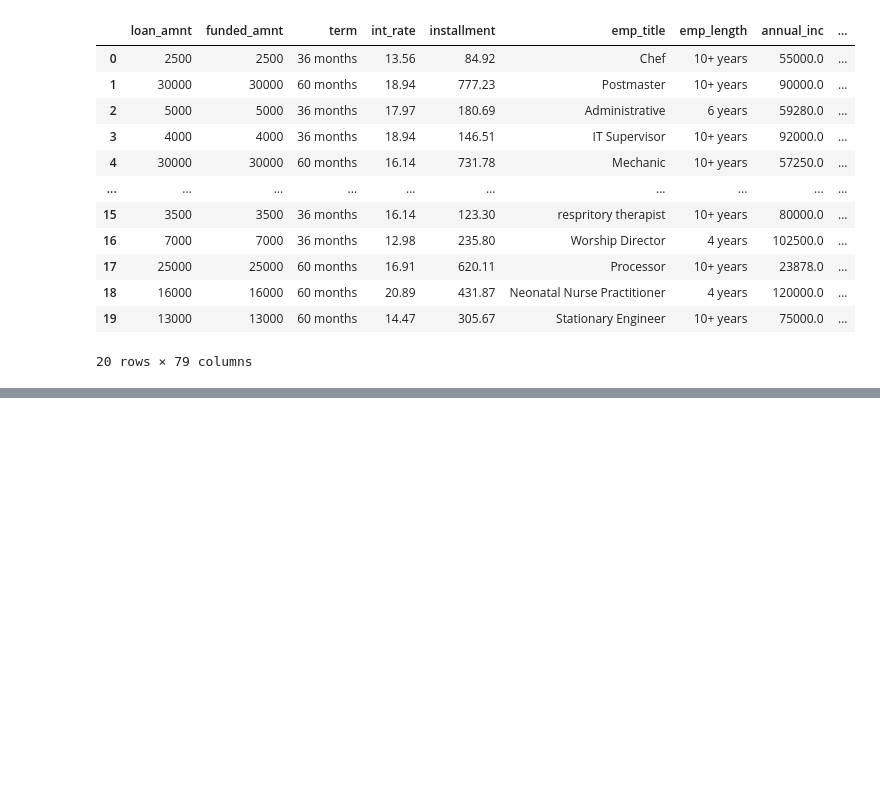
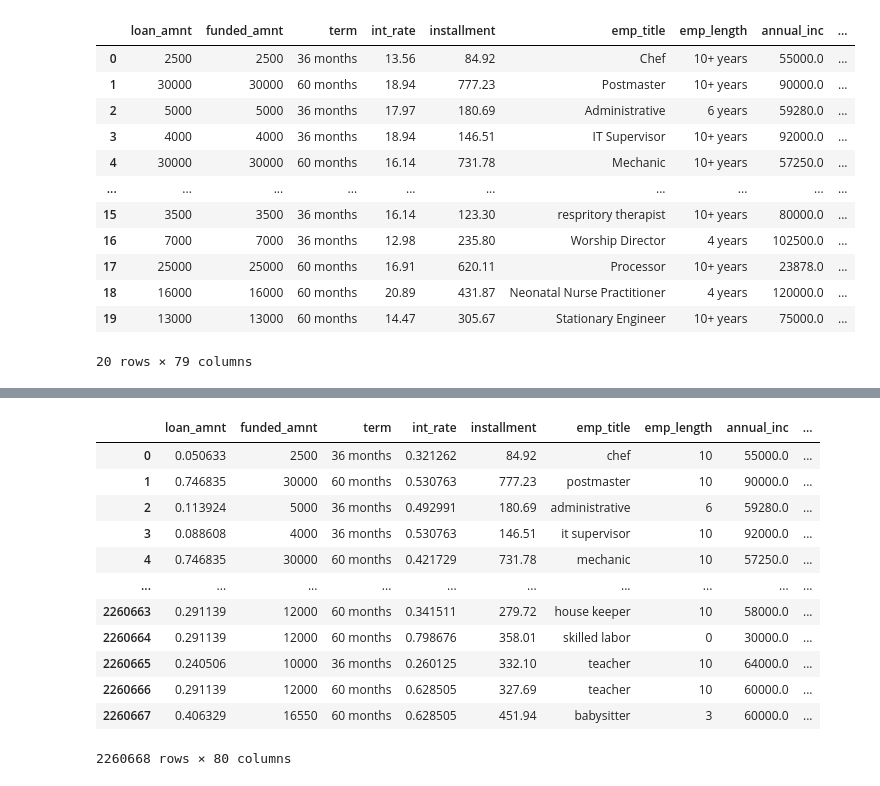
Before and after one commit to FYP-AI-Blockchain-Fraud-Detection-P2P/Data-Cleaning, a Jupyter notebook: notebooks/data_cleaning.ipynb, the cells around one changed output, grey strips where cells are left out. Cells and saved outputs as stored; diff of their text form; code cells hidden in the pictures; blank space fills up the shorter version.

```diff
--- a/notebooks/data_cleaning.ipynb
+++ b/notebooks/data_cleaning.ipynb
@@ -306,3 +297,4 @@ final_cleaned_data.head(20)
 # %%
-if 'grade' in cleaned_data.columns:
-    print("Warning: 'grade' column still exists.")
+from sklearn.preprocessing import MinMaxScaler
+scaler = MinMaxScaler()
+final_cleaned_data[['loan_amnt', 'int_rate', 'dti']] = scaler.fit_transform(final_cleaned_data[['loan_amnt', 'int_rate', 'dti']])
@@ -308,0 +324,2 @@ if 'grade' in cleaned_data.columns:
+# %%
+final_cleaned_data['emp_title'] = final_cleaned_data['emp_title'].str.lower().str.strip()  # Convert to lowercase and strip whitespace
@@ -308,0 +473,7 @@ if 'grade' in cleaned_data.columns:
+# %%
+# other_job_titles = cleaned_data
+#
+# # cleaned_data['emp_title_category']
+# other_job_titles['emp_title_category']
+# cleaned_data['job_category']
+final_cleaned_data['job_category'] = final_cleaned_data['emp_title'].apply(categorize_job_title)
@@ -308,0 +511,18 @@ if 'grade' in cleaned_data.columns:
+# %%
+import numpy as np
+
+cleaned_data = pd.DataFrame({'emp_length': ['10+ years', '9 years', '8 years', '7 years', '6 years', '5 years', '4 years', '3 years', '2 years', '1 year',
+                                            '< 1 year']})
+
+def convert_emp_length_to_numeric(length):
+    if pd.isna(length) or length == 'n/a':
+        return np.nan  # Handle missing values with NaN
+    if '<' in length:  # Handle less than 1 year
+        return 0
+    numeric_part = int(length.split()[0].replace('+', ''))  # Extract the numeric value
+    return min(numeric_part, 10)  # Cap the maximum value at 10
+
+# Apply the function to convert the column
+final_cleaned_data['emp_length'] = final_cleaned_data['emp_length'].apply(convert_emp_length_to_numeric)
+
+# Display the result
@@ -308,0 +544,16 @@ if 'grade' in cleaned_data.columns:
+# %%
+final_cleaned_data
+# %% [output]
+|  | loan_amnt | funded_amnt | term | int_rate | installment | emp_title | emp_length | annual_inc | ... |
+| 0 | 0.050633 | 2500 | 36 months | 0.321262 | 84.92 | chef | 10 | 55000.0 | ... |
+| 1 | 0.746835 | 30000 | 60 months | 0.530763 | 777.23 | postmaster | 10 | 90000.0 | ... |
+| 2 | 0.113924 | 5000 | 36 months | 0.492991 | 180.69 | administrative | 6 | 59280.0 | ... |
+| 3 | 0.088608 | 4000 | 36 months | 0.530763 | 146.51 | it supervisor | 10 | 92000.0 | ... |
+| 4 | 0.746835 | 30000 | 60 months | 0.421729 | 731.78 | mechanic | 10 | 57250.0 | ... |
+| ... | ... | ... | ... | ... | ... | ... | ... | ... | ... |
+| 2260663 | 0.291139 | 12000 | 60 months | 0.341511 | 279.72 | house keeper | 10 | 58000.0 | ... |
+| 2260664 | 0.291139 | 12000 | 60 months | 0.798676 | 358.01 | skilled labor | 0 | 30000.0 | ... |
+| 2260665 | 0.240506 | 10000 | 36 months | 0.260125 | 332.10 | teacher | 10 | 64000.0 | ... |
+| 2260666 | 0.291139 | 12000 | 60 months | 0.628505 | 327.69 | teacher | 10 | 60000.0 | ... |
+| 2260667 | 0.406329 | 16550 | 60 months | 0.628505 | 451.94 | babysitter | 3 | 60000.0 | ... |
+2260668 rows × 80 columns
```
Also changed, not shown: parts of 11 cells of this notebook.
